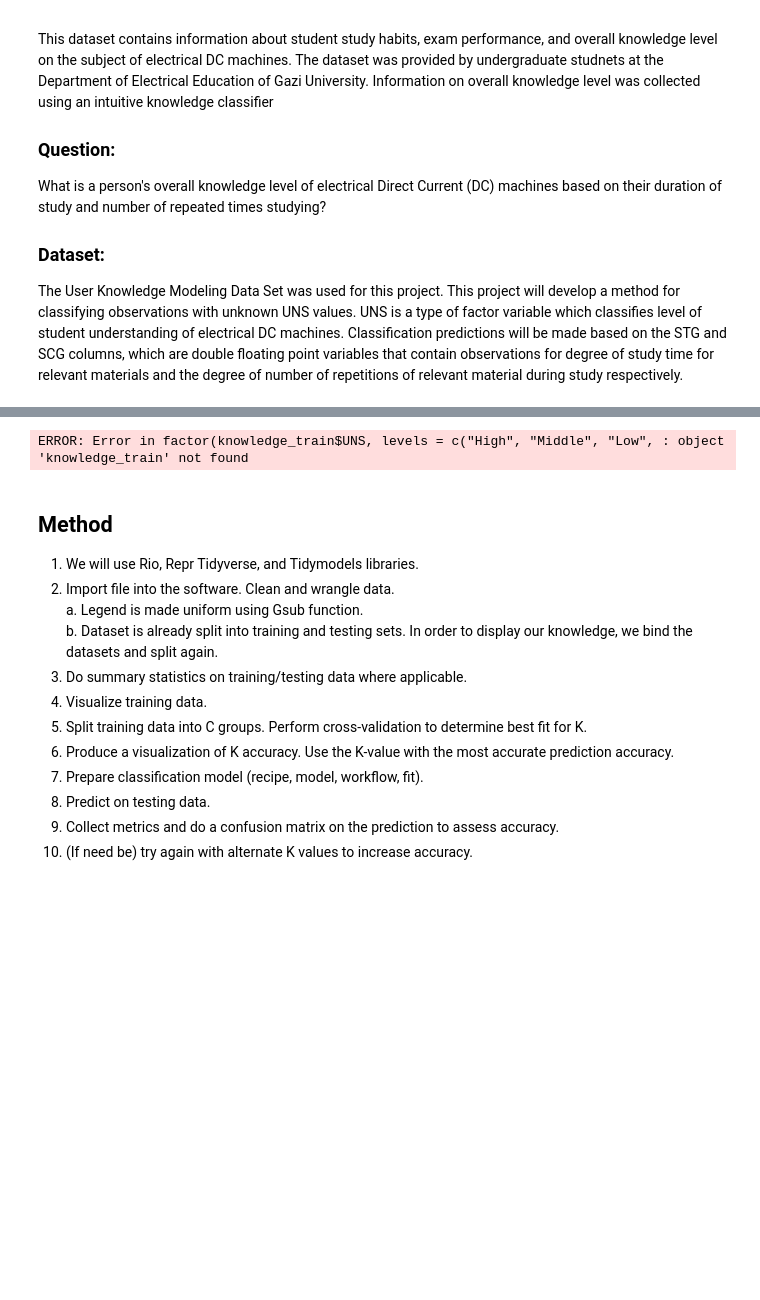
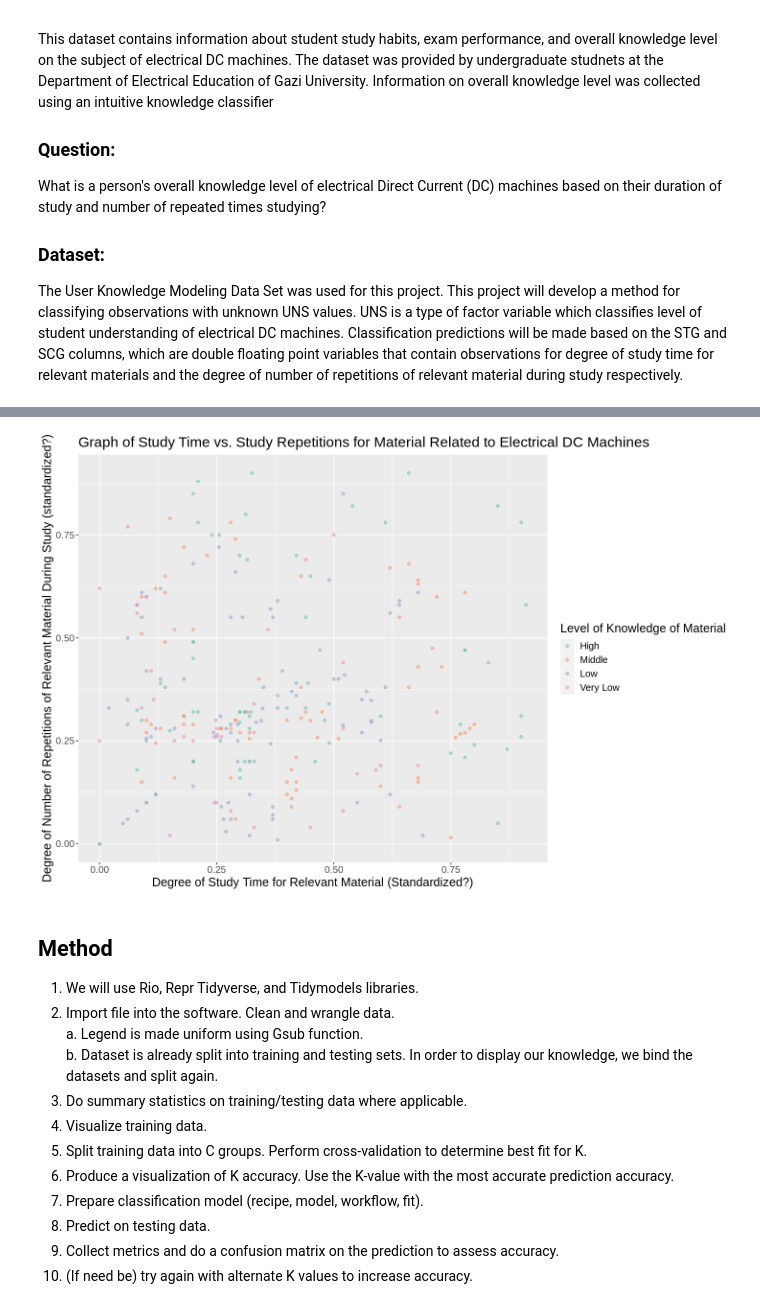
Before and after one commit to abarn275/DSCI_100_44, a Jupyter notebook: project_proposal_with_SCG.ipynb, the cells around one changed output, grey strips where cells are left out. Drawn from its saved outputs; the diff is of its cells as text; code cells hidden in the pictures; blank space fills up the shorter version.

```diff
--- a/project_proposal_with_SCG.ipynb
+++ b/project_proposal_with_SCG.ipynb
@@ -35,15 +21,19 @@ Making 'packages.html' ...
 set.seed(3218)
 
 url <- "https://archive.ics.uci.edu/ml/machine-learning-databases/00257/Data_User_Modeling_Dataset_Hamdi%20Tolga%20KAHRAMAN.xls"
-old_knowledge_train <- import(file = url, sheet = 2, range = "A1:F259")
+download.file(url, "knowledge_data.xls")
+
+old_knowledge_train <- read_excel("knowledge_data.xls", sheet = 2, range = "A1:F259")
+old_knowledge_test <- read_excel('knowledge_data.xls', sheet = 3, range = "A1:F146")
+
 old_knowledge_train$UNS <- gsub('very_low', 'Very Low', old_knowledge_train$UNS)
-old_knowledge_test <- import(file = url, sheet = 3, range = "A1:F146")
 old_knowledge_test$UNS <- gsub('very_low', 'Very Low', old_knowledge_test$UNS)
+
 knowledge <- rbind(old_knowledge_train, old_knowledge_test) %>%
-mutate(UNS = as_factor(UNS))
+    mutate(UNS = as_factor(UNS))
 knowledge_split <- initial_split(knowledge, prop = 0.65, strata = UNS)
 knowledge_train <- training(knowledge_split)
 knowledge_test <- testing(knowledge_split)
-knowledge_train #not sure how to fix the fact that rows are not consecutively numbered. will take care of this later (unless you feel like doing it)
-knowledge_test
+head(knowledge_train) #not sure how to fix the fact that rows are not consecutively numbered. will take care of this later (unless you feel like doing it)
+head(knowledge_test)
 # %% [output]
@@ -65,18 +83,18 @@ ERROR: Error in group_by(knowledge_train, UNS): object 'knowledge_train' not fou
 # %%
 #visualization with relevant predictor variables
 #the data seems to have been standardized in some way, but I'm not certain exactly what they did? I don't see any information about this
 #on the sheets. if you figure out what it is please lmk
-options(repr.plot.width = 10, repr.plot.height = 8)
+options(repr.plot.width = 12, repr.plot.height = 8)
 knowledge_train$UNS <- (factor(knowledge_train$UNS, levels = c('High', 'Middle', 'Low', 'Very Low'))) #the way i rearranged this legend is kind of goofy. feel free to clean it up
-knowledge_plot <- ggplot(knowledge_train, aes(x = STG, y = SCG, color = knowledge_train$UNS)) +
-geom_point(alpha = 0.5) + #there aren't too many overlapping points, but we might want to include an alpha value?
-labs(x = 'Degree of Study Time for Relevant Material (Standardized?)', y = 'Degree of Number of Repetitions of Relevant Material During Study (standardized?)', color = 'Level of Knowledge of Material') +
-ggtitle("Graph of Study Time vs. Study Repetitions for Material Related to Electrical DC Machines") +
-theme(text = element_text(size = 15)) +
-scale_color_brewer(palette = 'Set2') #colourblind friendly. feel free to choose an alternate option, though.
+knowledge_plot <- ggplot(knowledge_train, aes(x = STG, y = SCG, color = UNS)) +
+    geom_point(alpha = 0.5) + #there aren't too many overlapping points, but we might want to include an alpha value?
+    labs(x = 'Degree of Study Time for Relevant Material (Standardized?)', y = 'Degree of Number of Repetitions of Relevant Material During Study (standardized?)', color = 'Level of Knowledge of Material') +
+    ggtitle("Graph of Study Time vs. Study Repetitions for Material Related to Electrical DC Machines") +
+    theme(text = element_text(size = 15)) +
+    scale_color_brewer(palette = 'Set2') #colourblind friendly. feel free to choose an alternate option, though.
 knowledge_plot
 # %% [output]
-ERROR: Error in factor(knowledge_train$UNS, levels = c("High", "Middle", "Low", : object 'knowledge_train' not found
+[figure, added]
 # %% [markdown]
 ## Method
 
```
Also changed, not shown: parts of 4 cells of this notebook.
